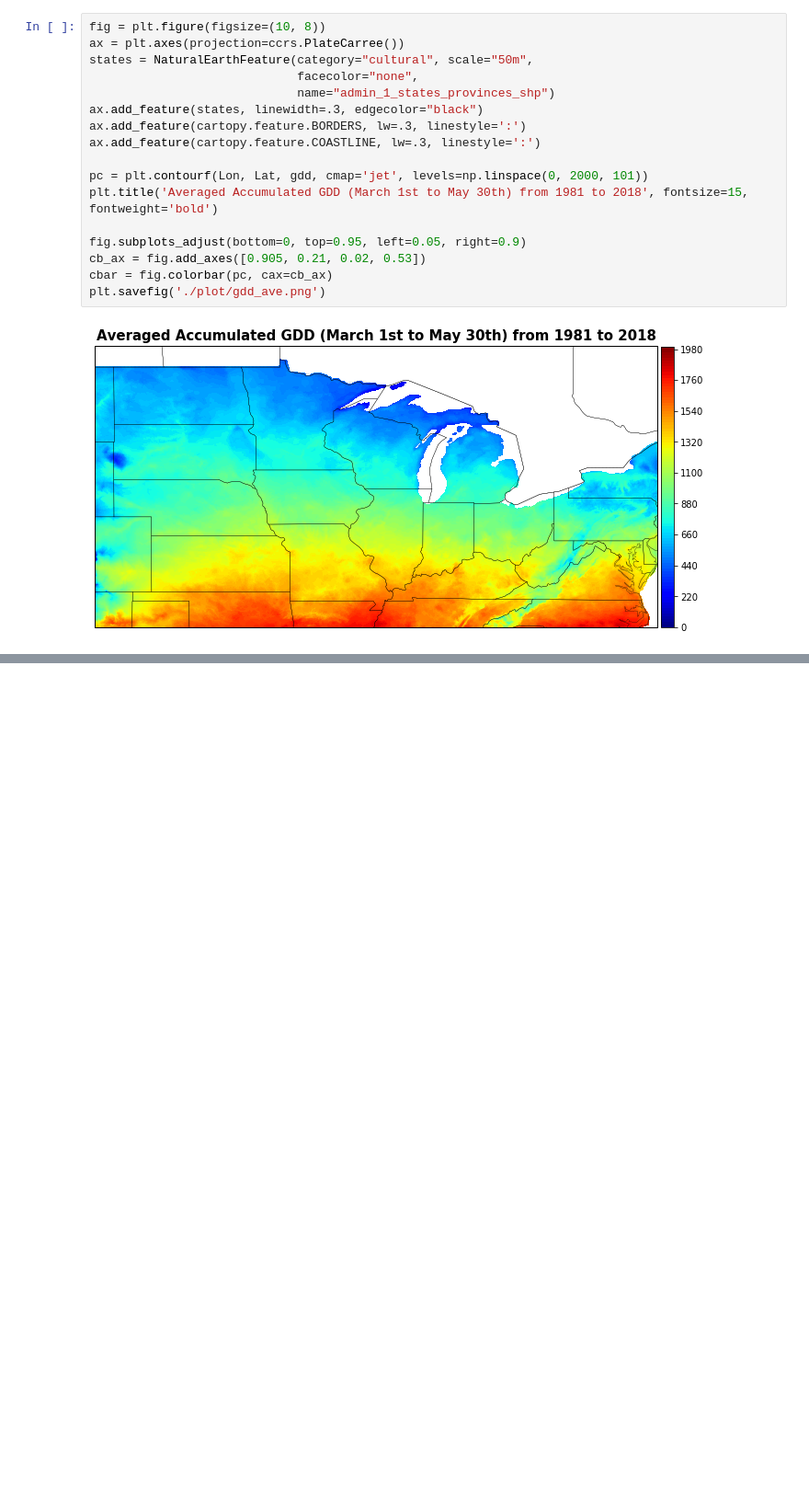
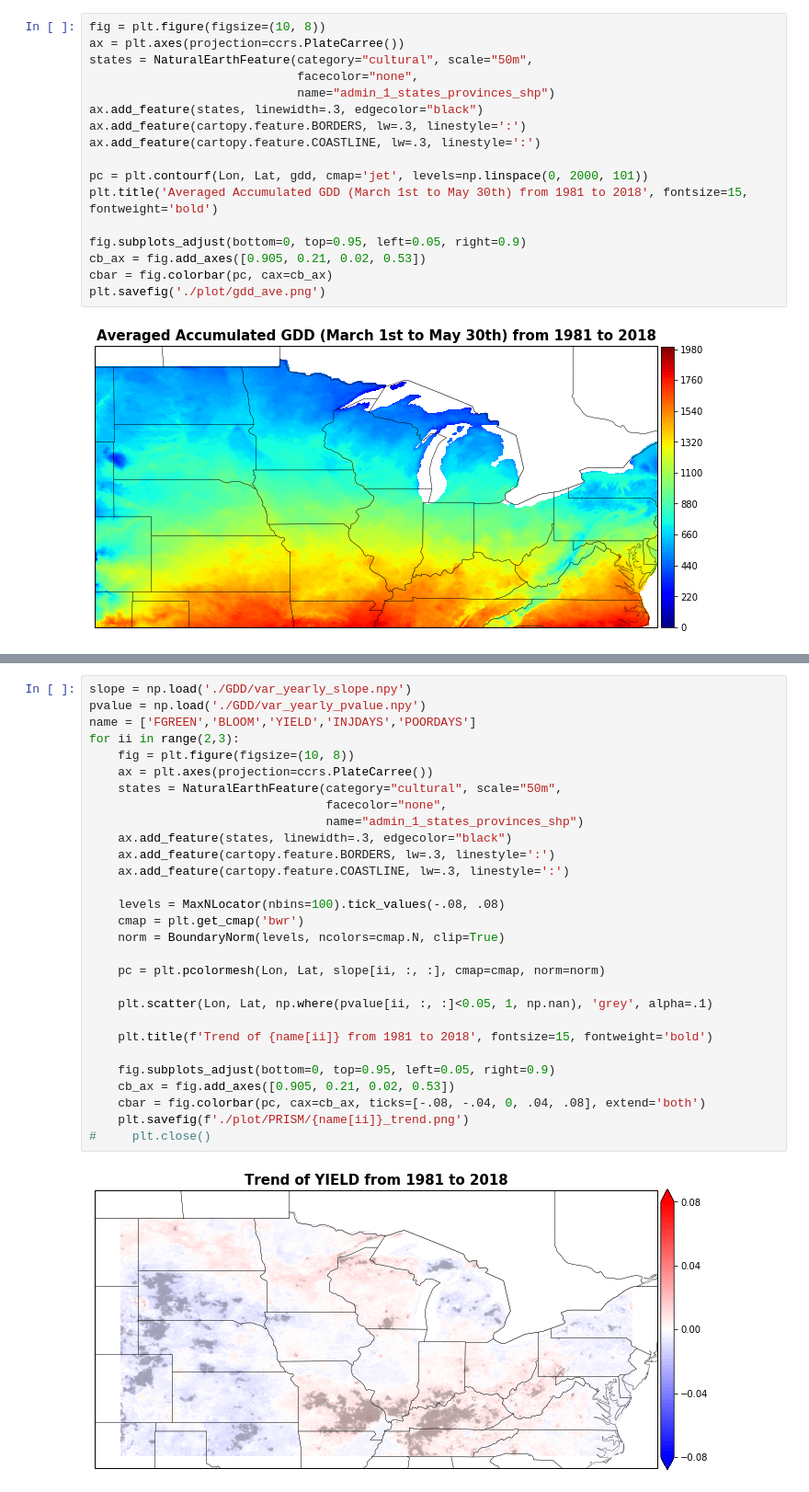
Before and after one commit to Diane1306/ERA5_PRISM, a Jupyter notebook: GDD.ipynb, the cells around one changed output, grey strips where cells are left out. Shown at 92% size. Cells and saved outputs as stored; diff of their text form; blank space fills up the shorter version.

```diff
--- a/GDD.ipynb
+++ b/GDD.ipynb
@@ -156,0 +216,31 @@ plt.savefig('./plot/gdd_ave.png')
+# %%
+slope = np.load('./GDD/var_yearly_slope.npy')
+pvalue = np.load('./GDD/var_yearly_pvalue.npy')
+name = ['FGREEN','BLOOM','YIELD','INJDAYS','POORDAYS']
+for ii in range(2,3):
+    fig = plt.figure(figsize=(10, 8))
+    ax = plt.axes(projection=ccrs.PlateCarree())
+    states = NaturalEarthFeature(category="cultural", scale="50m",
+                                 facecolor="none",
+                                 name="admin_1_states_provinces_shp")
+    ax.add_feature(states, linewidth=.3, edgecolor="black")
+    ax.add_feature(cartopy.feature.BORDERS, lw=.3, linestyle=':')
+    ax.add_feature(cartopy.feature.COASTLINE, lw=.3, linestyle=':')
+
+    levels = MaxNLocator(nbins=100).tick_values(-.08, .08)
+    cmap = plt.get_cmap('bwr')
+    norm = BoundaryNorm(levels, ncolors=cmap.N, clip=True)
+
+    pc = plt.pcolormesh(Lon, Lat, slope[ii, :, :], cmap=cmap, norm=norm)
+
+    plt.scatter(Lon, Lat, np.where(pvalue[ii, :, :]<0.05, 1, np.nan), 'grey', alpha=.1)
+
+    plt.title(f'Trend of {name[ii]} from 1981 to 2018', fontsize=15, fontweight='bold')
+
+    fig.subplots_adjust(bottom=0, top=0.95, left=0.05, right=0.9)
+    cb_ax = fig.add_axes([0.905, 0.21, 0.02, 0.53])
+    cbar = fig.colorbar(pc, cax=cb_ax, ticks=[-.08, -.04, 0, .04, .08], extend='both')
+    plt.savefig(f'./plot/PRISM/{name[ii]}_trend.png')
+#     plt.close()
+# %% [output]
+[figure, added]
```
Also changed, not shown: parts of 4 cells of this notebook.
